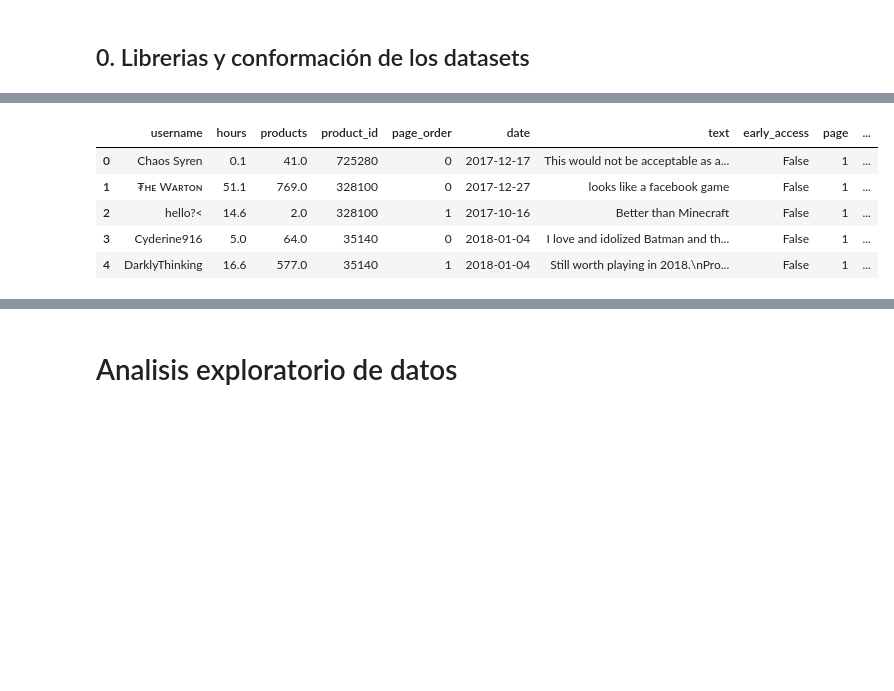
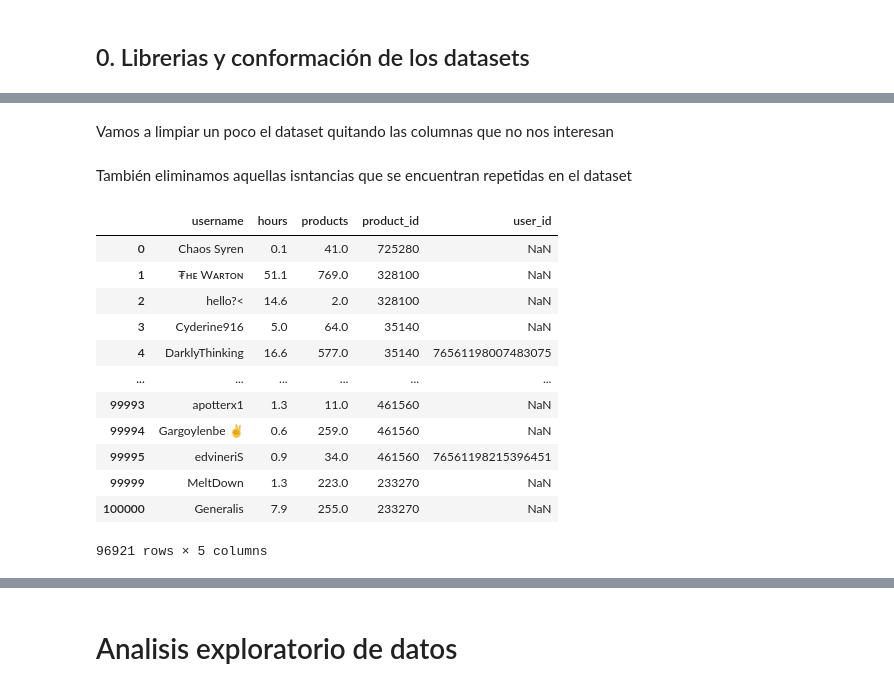
Before and after one commit to EdisonJR624/Proyecto_Steam, a Jupyter notebook: Steam_recomendaciones.ipynb, the cells around one changed output, grey strips where cells are left out. Cells and saved outputs as stored; diff of their text form; code cells hidden in the pictures; blank space fills up the shorter version.

```diff
--- a/Steam_recomendaciones.ipynb
+++ b/Steam_recomendaciones.ipynb
@@ -28,20 +28,6 @@ def parse(path):
 # %%
 # Importar los datos de las caracteristicas de los juegos
 
-# Función para abrir solo cada cierta cantidad de datos.
-'''
-contador = 0
-data_reviews = []
-# Vamos a guardar una de cada 10 reviews para no llenar la memoria RAM. Si pones n = 3,
-# abrira uno de cada tres, y asi.
-n = 10
-for l in parse('steam_reviews.json.gz'):
-    if contador%n == 0:
-        data_reviews.append(l)
-    else:
-        pass
-    contador += 1
-'''
 # Funcion para coger solo una cantidad de datos en orden
 data_games = []
 num = 100000
@@ -52,20 +38,6 @@ for i, l in enumerate(parse('datos\steam_games.json.gz')):
 # %%
 # Importar los datos de las reviews
 
-# Funcion que da acamica para abrir solo cada cierta cantidad de datos.
-'''
-contador = 0
-data_reviews = []
-# Vamos a guardar una de cada 10 reviews para no llenar la memoria RAM. Si pones n = 3,
-# abrira uno de cada tres, y asi.
-n = 10
-for l in parse('steam_reviews.json.gz'):
-    if contador%n == 0:
-        data_reviews.append(l)
-    else:
-        pass
-    contador += 1
-'''
 # Funcion para coger solo una cantidad de datos en orden
 data_reviews = []
 num = 100000
@@ -82,9 +77,25 @@ df_rev = pd.DataFrame(data_reviews)
+# %% [markdown]
+Vamos a limpiar un poco el dataset quitando las columnas que no nos interesan
+# %%
+df_rev = df_rev.drop(columns=['page_order','early_access','page','found_funny','compensation', 'date', 'text'])
+# %% [markdown]
+También eliminamos aquellas isntancias que se encuentran repetidas en el dataset
+# %%
+# Eliminamos filas duplicadas
+df_rev = df_rev.drop_duplicates()
 # %%
-df_rev.head()
+df_rev
 # %% [output]
-|  | username | hours | products | product_id | page_order | date | text | early_access | page | ... |
-| 0 | Chaos Syren | 0.1 | 41.0 | 725280 | 0 | 2017-12-17 | This would not be acceptable as a... | False | 1 | ... |
-| 1 | ₮ʜᴇ Wᴀʀᴛᴏɴ | 51.1 | 769.0 | 328100 | 0 | 2017-12-27 | looks like a facebook game | False | 1 | ... |
-| 2 | hello?< | 14.6 | 2.0 | 328100 | 1 | 2017-10-16 | Better than Minecraft | False | 1 | ... |
-| 3 | Cyderine916 | 5.0 | 64.0 | 35140 | 0 | 2018-01-04 | I love and idolized Batman and th... | False | 1 | ... |
-| 4 | DarklyThinking | 16.6 | 577.0 | 35140 | 1 | 2018-01-04 | Still worth playing in 2018.\nPro... | False | 1 | ... |
+|  | username | hours | products | product_id | user_id |
+| 0 | Chaos Syren | 0.1 | 41.0 | 725280 | NaN |
+| 1 | ₮ʜᴇ Wᴀʀᴛᴏɴ | 51.1 | 769.0 | 328100 | NaN |
+| 2 | hello?< | 14.6 | 2.0 | 328100 | NaN |
+| 3 | Cyderine916 | 5.0 | 64.0 | 35140 | NaN |
+| 4 | DarklyThinking | 16.6 | 577.0 | 35140 | 76561198007483075 |
+| ... | ... | ... | ... | ... | ... |
+| 99993 | apotterx1 | 1.3 | 11.0 | 461560 | NaN |
+| 99994 | Gargoylenbe ✌ | 0.6 | 259.0 | 461560 | NaN |
+| 99995 | edvineriS | 0.9 | 34.0 | 461560 | 76561198215396451 |
+| 99999 | MeltDown | 1.3 | 223.0 | 233270 | NaN |
+| 100000 | Generalis | 7.9 | 255.0 | 233270 | NaN |
+96921 rows × 5 columns
```
Also changed, not shown: parts of 26 cells of this notebook.
